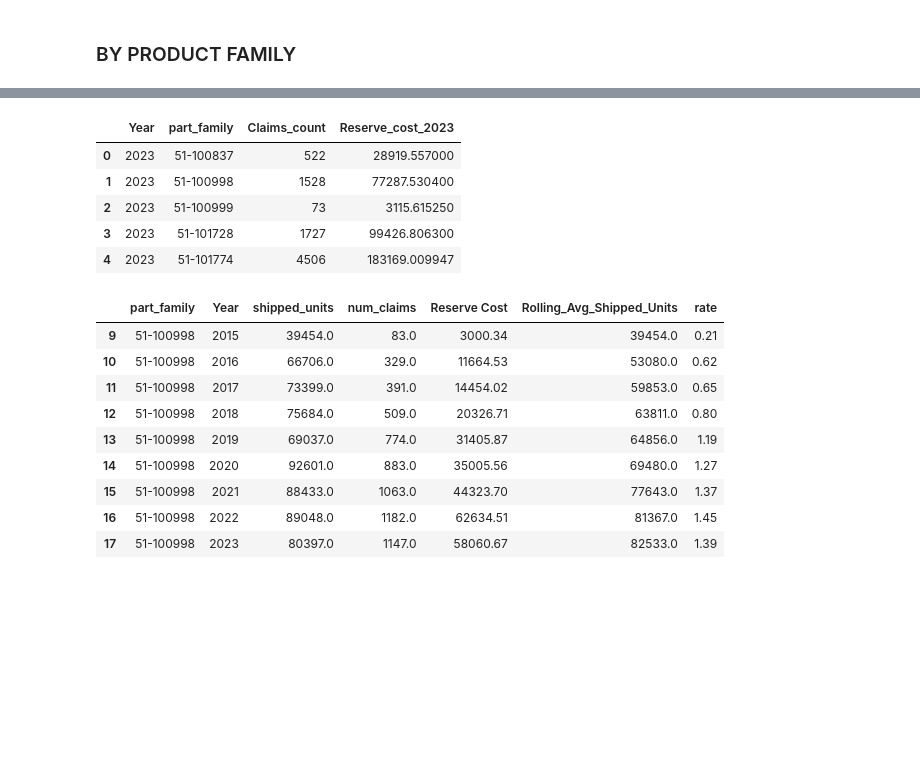
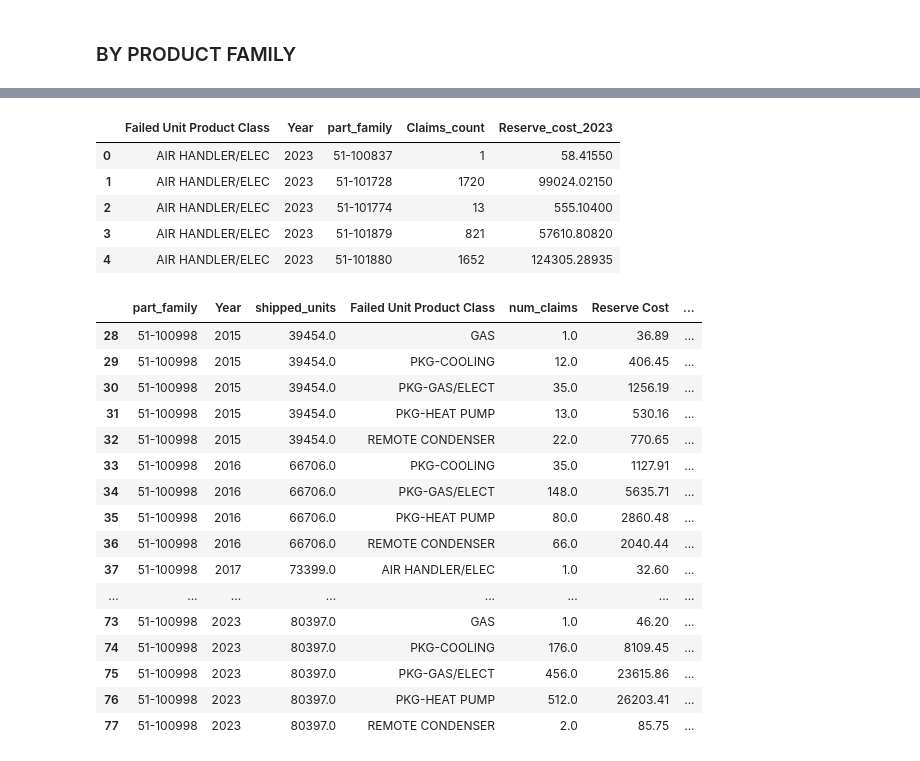
Before and after one commit to aamirrafii/SUPPLIER_RECOVERY, a Jupyter notebook: Data_prerp_supplier_kpi.ipynb, the cells around one changed output, grey strips where cells are left out. Drawn from its saved outputs; the diff is of its cells as text; code cells hidden in the pictures; blank space fills up the shorter version.

Commit message:
Adding Product class

```diff
--- a/Data_prerp_supplier_kpi.ipynb
+++ b/Data_prerp_supplier_kpi.ipynb
@@ -193,53 +228,60 @@ df_final_grped.to_excel("SCORE_CARD_REGAL.xlsx",index=False)
 # %%
 # df_regal[df_regal['TRANSACTION YEAR']==2023].groupby('part_family')
 df_regal['Claims_count'] =1
-df_2023_regal = df_regal[df_regal['TRANSACTION YEAR']==2023].groupby(['TRANSACTION YEAR','part_family'])[['Claims_count','Reserve Cost']].sum().reset_index()
+df_2023_regal = df_regal[df_regal['TRANSACTION YEAR']==2023].groupby(['Failed Unit Product Class','TRANSACTION YEAR','part_family'])[['Claims_count','Reserve Cost']].sum().reset_index()
 df_2023_regal = df_2023_regal.rename(columns={'Reserve Cost':'Reserve_cost_2023','TRANSACTION YEAR':'Year'})
 df_2023_regal.head()
 # %% [output]
-|  | Year | part_family | Claims_count | Reserve_cost_2023 |
-| 0 | 2023 | 51-100837 | 522 | 28919.557000 |
-| 1 | 2023 | 51-100998 | 1528 | 77287.530400 |
-| 2 | 2023 | 51-100999 | 73 | 3115.615250 |
-| 3 | 2023 | 51-101728 | 1727 | 99426.806300 |
-| 4 | 2023 | 51-101774 | 4506 | 183169.009947 |
+|  | Failed Unit Product Class | Year | part_family | Claims_count | Reserve_cost_2023 |
+| 0 | AIR HANDLER/ELEC | 2023 | 51-100837 | 1 | 58.41550 |
+| 1 | AIR HANDLER/ELEC | 2023 | 51-101728 | 1720 | 99024.02150 |
+| 2 | AIR HANDLER/ELEC | 2023 | 51-101774 | 13 | 555.10400 |
+| 3 | AIR HANDLER/ELEC | 2023 | 51-101879 | 821 | 57610.80820 |
+| 4 | AIR HANDLER/ELEC | 2023 | 51-101880 | 1652 | 124305.28935 |
 # %%
-df_reg_grp_fam = df_reg_filt.groupby(['TRANSACTION YEAR','part_family'])[['num_claims','Reserve Cost']].sum().reset_index()
+df_reg_grp_fam = df_reg_filt.groupby(['Failed Unit Product Class','TRANSACTION YEAR','part_family'])[['num_claims','Reserve Cost']].sum().reset_index()
 df_reg_grp_fam = df_reg_grp_fam.rename(columns={'TRANSACTION YEAR':'Year'})
 df_supp
 df_reg_grp_fam
 # Unpivot the DataFrame
 df_unpivoted_fam = pd.melt(df_supp, id_vars=['Part Number'], var_name='Year', value_name='Value')
  # Drop rows where 'Value' is None
 df_unpivoted_fam = df_unpivoted_fam.dropna(subset=['Value'])
 df_unpivoted_fam =df_unpivoted_fam.rename(columns= {'Part Number':'Entered Failed Part','Value':'shipped_units'})
 df_unpivoted_fam['part_family'] =df_unpivoted_fam['Entered Failed Part'].apply(lambda x: "-".join(x.split('-',2)[:2]))
 df_unpivoted_family = df_unpivoted_fam.groupby(['part_family','Year'])['shipped_units'].sum().reset_index()
 df_final_grped_family = df_unpivoted_family.merge(df_reg_grp_fam,on=['Year','part_family'],how='left')
 # df_final_grped_family[df_final_grped_family['Entered Failed Part']=='51-100998-24']
 df_final_grped_family.to_excel('Final_data_family.xlsx',index=False)
 df_final_grped_family['Rolling_Avg_Shipped_Units'] = df_final_grped_family.groupby('part_family')['shipped_units'].rolling(window=6, min_periods=1).mean().reset_index(level=0, drop=True)
 # Display the DataFrame with rolling average
 df_final_grped_family[['part_family', 'Year', 'shipped_units', 'num_claims', 'Rolling_Avg_Shipped_Units']]
 df_final_grped_family['Rolling_Avg_Shipped_Units']  = df_final_grped_family['Rolling_Avg_Shipped_Units'].round(decimals=0)
 df_final_grped_family['Reserve Cost']  = df_final_grped_family['Reserve Cost'].round(decimals=2)
 df_final_grped_family['rate'] = round((df_final_grped_family['num_claims']/df_final_grped_family['Rolling_Avg_Shipped_Units'])*100,2)
 # df_final_grped['rate'] = round((df_final_grped['num_claims']/df_final_grped['Rolling_Avg_Shipped_Units'])*100,2)
 df_final_grped_family.to_excel("SCORE_CARD_REGAL_FAMILY.xlsx",index=False)
 
 df_final_grped_family[df_final_grped_family['part_family'].str.startswith('51-100998')]
 
 # df_unpivoted
 # df_reg_grp.head()
 # %% [output]
-|  | part_family | Year | shipped_units | num_claims | Reserve Cost | Rolling_Avg_Shipped_Units | rate |
-| 9 | 51-100998 | 2015 | 39454.0 | 83.0 | 3000.34 | 39454.0 | 0.21 |
-| 10 | 51-100998 | 2016 | 66706.0 | 329.0 | 11664.53 | 53080.0 | 0.62 |
-| 11 | 51-100998 | 2017 | 73399.0 | 391.0 | 14454.02 | 59853.0 | 0.65 |
-| 12 | 51-100998 | 2018 | 75684.0 | 509.0 | 20326.71 | 63811.0 | 0.80 |
-| 13 | 51-100998 | 2019 | 69037.0 | 774.0 | 31405.87 | 64856.0 | 1.19 |
-| 14 | 51-100998 | 2020 | 92601.0 | 883.0 | 35005.56 | 69480.0 | 1.27 |
-| 15 | 51-100998 | 2021 | 88433.0 | 1063.0 | 44323.70 | 77643.0 | 1.37 |
-| 16 | 51-100998 | 2022 | 89048.0 | 1182.0 | 62634.51 | 81367.0 | 1.45 |
-| 17 | 51-100998 | 2023 | 80397.0 | 1147.0 | 58060.67 | 82533.0 | 1.39 |
+|  | part_family | Year | shipped_units | Failed Unit Product Class | num_claims | Reserve Cost | ... |
+| 28 | 51-100998 | 2015 | 39454.0 | GAS | 1.0 | 36.89 | ... |
+| 29 | 51-100998 | 2015 | 39454.0 | PKG-COOLING | 12.0 | 406.45 | ... |
+| 30 | 51-100998 | 2015 | 39454.0 | PKG-GAS/ELECT | 35.0 | 1256.19 | ... |
+| 31 | 51-100998 | 2015 | 39454.0 | PKG-HEAT PUMP | 13.0 | 530.16 | ... |
+| 32 | 51-100998 | 2015 | 39454.0 | REMOTE CONDENSER | 22.0 | 770.65 | ... |
+| 33 | 51-100998 | 2016 | 66706.0 | PKG-COOLING | 35.0 | 1127.91 | ... |
+| 34 | 51-100998 | 2016 | 66706.0 | PKG-GAS/ELECT | 148.0 | 5635.71 | ... |
+| 35 | 51-100998 | 2016 | 66706.0 | PKG-HEAT PUMP | 80.0 | 2860.48 | ... |
+| 36 | 51-100998 | 2016 | 66706.0 | REMOTE CONDENSER | 66.0 | 2040.44 | ... |
+| 37 | 51-100998 | 2017 | 73399.0 | AIR HANDLER/ELEC | 1.0 | 32.60 | ... |
+| ... | ... | ... | ... | ... | ... | ... | ... |
+| 73 | 51-100998 | 2023 | 80397.0 | GAS | 1.0 | 46.20 | ... |
+| 74 | 51-100998 | 2023 | 80397.0 | PKG-COOLING | 176.0 | 8109.45 | ... |
+| 75 | 51-100998 | 2023 | 80397.0 | PKG-GAS/ELECT | 456.0 | 23615.86 | ... |
+| 76 | 51-100998 | 2023 | 80397.0 | PKG-HEAT PUMP | 512.0 | 26203.41 | ... |
+| 77 | 51-100998 | 2023 | 80397.0 | REMOTE CONDENSER | 2.0 | 85.75 | ... |
 # %%
```
Also changed, not shown: parts of 7 cells of this notebook, 1 other file.
